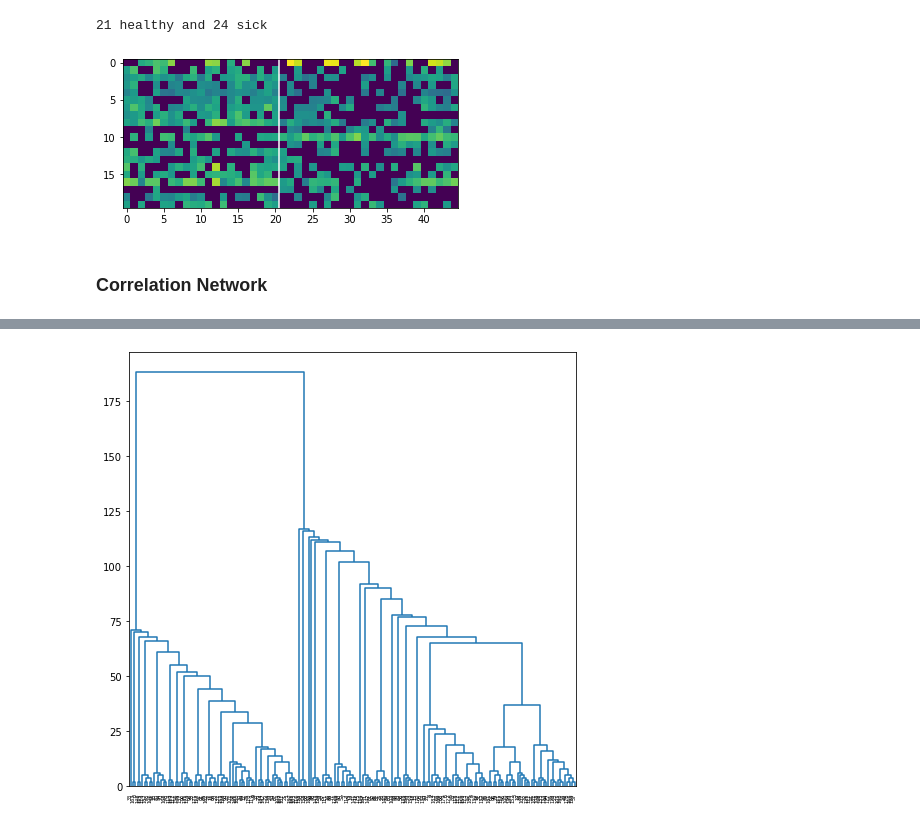
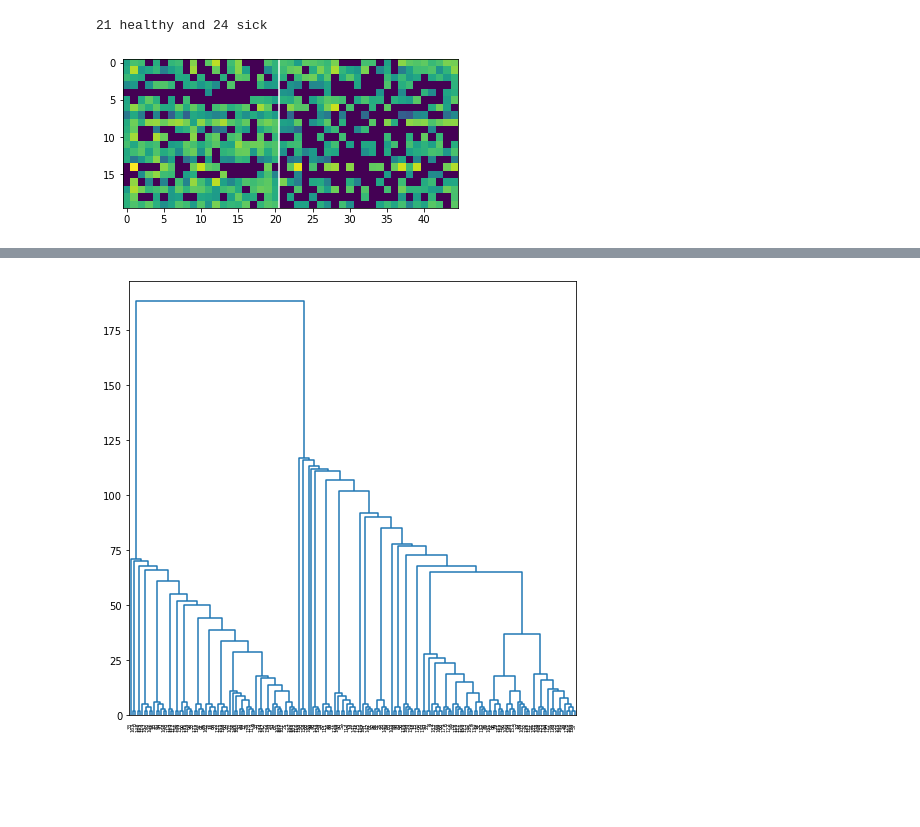
Before and after one commit to nmank/GradCourses, a Jupyter notebook: Z42_denovo_pathways.ipynb, the cells around one changed output, grey strips where cells are left out. Saved outputs shown, nothing was run; the diff lists cells and outputs as text; code cells hidden in the pictures; blank space fills up the shorter version.

```diff
--- a/Z42_denovo_pathways.ipynb
+++ b/Z42_denovo_pathways.ipynb
@@ -21,32 +26,41 @@ dataroot = '/data4/mankovic/'
 # %%
 #load Kartikay's gene feature set and store RandIDs for genes
-Z42_features = pandas.read_csv(dataroot+'De-Identified_CZ/z42_features.csv', index_col = 0)
+Z42_features = pandas.read_csv('/data4/mankovic/De-Identified_CZ/z42_features_after_hyperparameter_search.csv', index_col = 0)
 randIDs = [str(r) for r in list(Z42_features.index)]
 
 #load the entire C1 and Z40 dataset and select the C1 data and metadata
 ds = dataset.load_dataset(dataroot+'De-Identified_CZ/DeId_TPM_C1_Z40_Z34_Z42.ds')
-sample_ids = (ds.metadata['Project'] == 'Z42') & (ds.metadata['Time'] != -21)
-Z42_dataset = ds.slice_dataset(sample_ids = sample_ids)
-
-#normalize the dataset
-transform = make_pipeline(HalfMinimum(missing_values=0), FunctionTransformer(np.log2))
-Z42_dataset.normalize(transform, norm_name='HalfMinimum + Log2')
-
-Z42_data = Z42_dataset.data
+# %%
+network_data =  'both' #options are 'both', 'challenge_only' and 'treated'
+# sample_ids = (ds.metadata['Project'] == 'Z42') & (ds.metadata['Time'] != -21) & (ds.metadata['Treatment'] == 'Treated')
+# sample_ids = (ds.metadata['Project'] == 'Z42') & (ds.metadata['Time'] != -21) & (ds.metadata['Treatment'] == 'Challenge Only')
+sample_ids = (ds.metadata['Project'] == 'Z42') & (ds.metadata['Time'] != -21)
+
+
+Z42_dataset = ds.slice_dataset(sample_ids = sample_ids)
+
+#normalize the dataset
+transform = make_pipeline(HalfMinimum(missing_values=0), FunctionTransformer(np.log2))
+Z42_dataset.normalize(transform, norm_name='HalfMinimum + Log2')
+
+Z42_data = Z42_dataset.data
+
+all_randids = list(Z42_data.columns)
 # %%
 #sick healthy sorted X
-treated_seqID = list(Z42_dataset.metadata.query("Treatment == 'Treated'").index)
-challenged_seqID = list(Z42_dataset.metadata.query("Treatment == 'Challenge Only'").index)
-print(str(len(treated_seqID))+' healthy and ' +str(len(challenged_seqID))+' sick')
-sorted_X = np.vstack([np.array(Z42_data.loc[treated_seqID][randIDs]), np.array(Z42_data.loc[challenged_seqID][randIDs])])
-plt.imshow(sorted_X[:,:20].T)
-plt.axvline(len(treated_seqID)-.5,  color = 'white')
-seqID_labels = len(treated_seqID)*['Treated']+len(challenged_seqID)*['Challenge Only']
+if network_data == 'both':
+    treated_seqID = list(Z42_dataset.metadata.query("Treatment == 'Treated'").index)
+    challenged_seqID = list(Z42_dataset.metadata.query("Treatment == 'Challenge Only'").index)
+    print(str(len(treated_seqID))+' healthy and ' +str(len(challenged_seqID))+' sick')
+    sorted_X = np.vstack([np.array(Z42_data.loc[treated_seqID][randIDs]), np.array(Z42_data.loc[challenged_seqID][randIDs])])
+    plt.imshow(sorted_X[:,:20].T)
+    plt.axvline(len(treated_seqID)-.5,  color = 'white')
+    seqID_labels = len(treated_seqID)*['Treated']+len(challenged_seqID)*['Challenge Only']
+else:
+    sorted_X = np.array(Z42_data[randIDs])
 # %% [output]
 21 healthy and 24 sick
-[figure, old version]
+[figure, new version]
-# %% [markdown]
-### Correlation Network
 # %%
 #generate adjacency matrix
 similarity = 'correlation'
```
Also changed, not shown: parts of 10 cells of this notebook, 2 other files.
